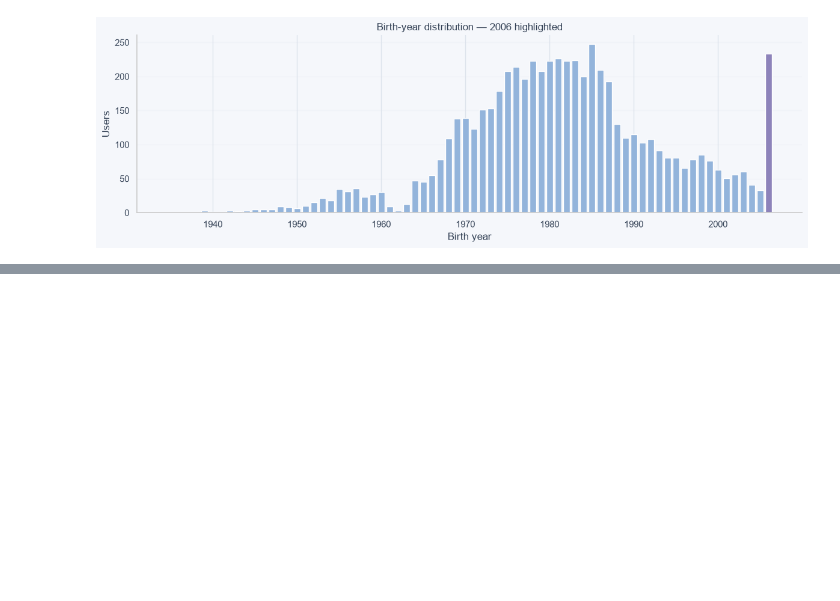
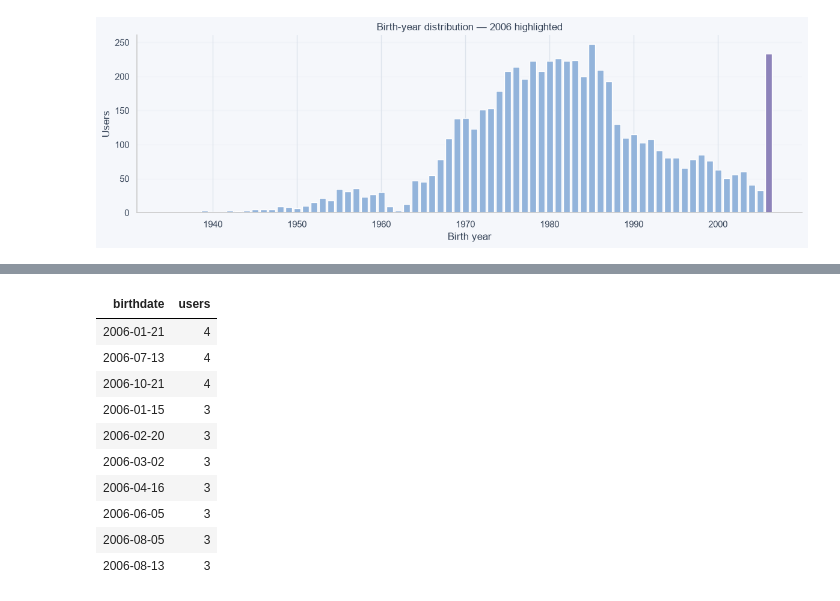
Before and after one commit to mperos1978/TravelTide, a Jupyter notebook: notebooks/01_eda.ipynb, the cells around one changed output, grey strips where cells are left out. Drawn from its saved outputs; the diff is of its cells as text; code cells hidden in the pictures; blank space fills up the shorter version.

Commit message:
Validate user data and document demographic findings

```diff
--- a/notebooks/01_eda.ipynb
+++ b/notebooks/01_eda.ipynb
@@ -696,0 +708,81 @@ users — Age at reference date
+# %%
+# select users born in 2006
+# nutzer mit geburtsjahr 2006 auswählen
+users_2006 = users_work.loc[
+    users_work["birthdate"].dt.year.eq(2006)
+].copy()
+
+# summarize the size and birthdate diversity of this group
+# größe und anzahl unterschiedlicher geburtsdaten zusammenfassen
+summary_2006 = pd.DataFrame({
+    "users": [len(users_2006)],
+    "share_pct": [len(users_2006) / len(users_work) * 100],
+    "distinct_birthdates": [
+        users_2006["birthdate"].dt.date.nunique()
+    ],
+})
+
+# compare neighboring birth years
+# benachbarte geburtsjahrgänge vergleichen
+neighboring_years = (
+    users_work["birthdate"].dt.year
+    .value_counts()
+    .reindex(range(2002, 2007), fill_value=0)
+    .rename_axis("birth_year")
+    .reset_index(name="users")
+)
+
+# identify the most frequent birthdates within 2006
+# die häufigsten geburtsdaten innerhalb von 2006 ermitteln
+birthdate_counts_2006 = (
+    users_2006["birthdate"].dt.date
+    .value_counts()
+    .rename_axis("birthdate")
+    .reset_index(name="users")
+    .sort_values(
+        ["users", "birthdate"],
+        ascending=[False, True],
+    )
+)
+
+# display related tables side by side using the shared design
+# zusammengehörige tabellen im gemeinsamen design nebeneinander anzeigen
+table_specs = [
+    (
+        summary_2006,
+        "Birth year 2006",
+        {
+            "users": "{:,.0f}",
+            "share_pct": "{:.2f}%",
+            "distinct_birthdates": "{:,.0f}",
+        },
+    ),
+    (
+        neighboring_years,
+        "Birth years 2002–2006",
+        {"users": "{:,.0f}"},
+    ),
+    (
+        birthdate_counts_2006.head(10),
+        "Most frequent birthdates in 2006",
+        {"users": "{:,.0f}"},
+    ),
+]
+
+html_tables = [
+    (
+        '<div style="min-width: 0;">'
+        + style_overview(df, title, formats).to_html()
+        + "</div>"
+    )
+    for df, title, formats in table_specs
+]
+
+display(HTML(
+    '<div style="display: grid; '
+    'grid-template-columns: repeat(3, minmax(0, 1fr)); '
+    'gap: 24px; overflow-x: auto;">'
+    + "".join(html_tables)
+    + "</div>"
+))
+# %% [output]
@@ -696,0 +800,11 @@ users — Age at reference date
+| birthdate | users |
+| 2006-01-21 | 4 |
+| 2006-07-13 | 4 |
+| 2006-10-21 | 4 |
+| 2006-01-15 | 3 |
+| 2006-02-20 | 3 |
+| 2006-03-02 | 3 |
+| 2006-04-16 | 3 |
+| 2006-06-05 | 3 |
+| 2006-08-05 | 3 |
+| 2006-08-13 | 3 |
```
Also changed, not shown: parts of 8 cells of this notebook, 1 other file.
